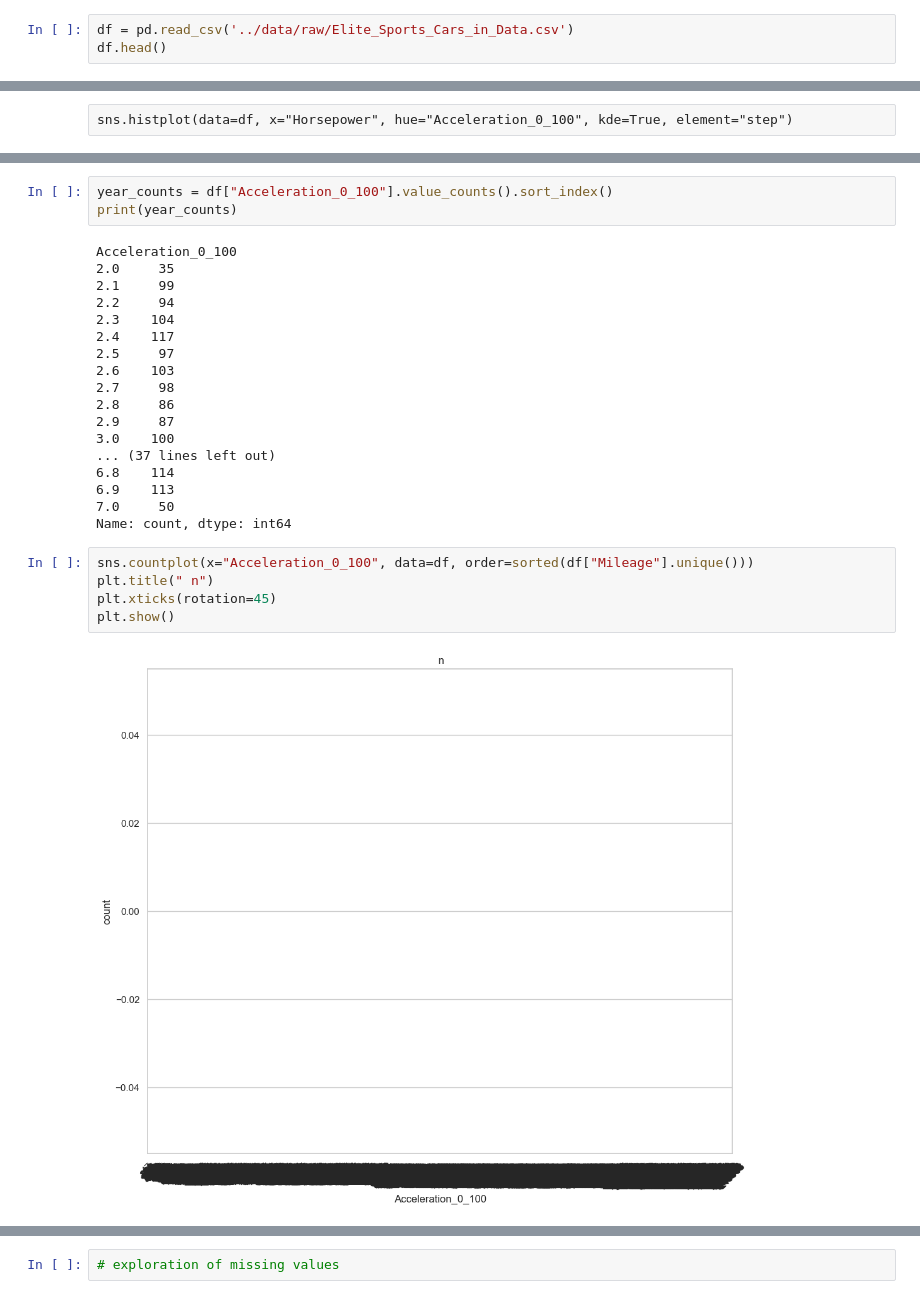
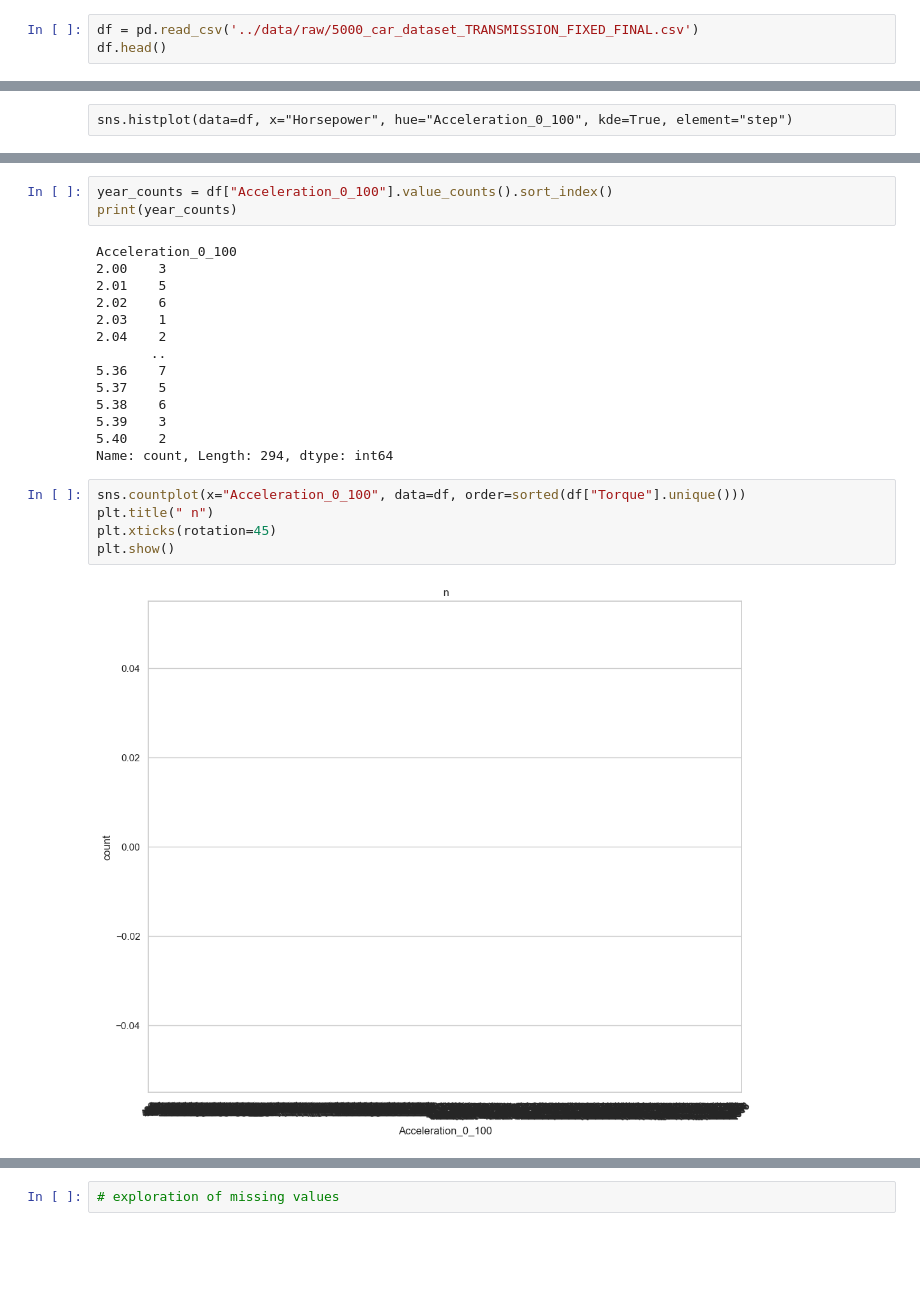
Before and after one commit to ShokrollahMichaelMeraj/Kaggle_dataset_Supercar_price_prediction, a Jupyter notebook: notebooks/01_exploration.ipynb, the cells around one changed output, grey strips where cells are left out. Saved outputs shown, nothing was run; the diff lists cells and outputs as text; blank space fills up the shorter version.

```diff
--- a/notebooks/01_exploration.ipynb
+++ b/notebooks/01_exploration.ipynb
@@ -14,6 +14,6 @@ print(os.getcwd())
 # pd.set_option('display.max_columns', None)
 # sns.set(style="whitegrid")
 # %%
-df = pd.read_csv('../data/raw/Elite_Sports_Cars_in_Data.csv')
+df = pd.read_csv('../data/raw/5000_car_dataset_TRANSMISSION_FIXED_FINAL.csv')
 df.head()
 # %% [output]
@@ -245,27 +260,23 @@ year_counts = df["Acceleration_0_100"].value_counts().sort_index()
 print(year_counts)
 # %% [output]
 Acceleration_0_100
-2.0     35
-2.1     99
-2.2     94
-2.3    104
-2.4    117
-2.5     97
-2.6    103
-2.7     98
-2.8     86
-2.9     87
-3.0    100
-... (37 lines left out)
-6.8    114
-6.9    113
-7.0     50
-Name: count, dtype: int64
+2.00    3
+2.01    5
+2.02    6
+2.03    1
+2.04    2
+       ..
+5.36    7
+5.37    5
+5.38    6
+5.39    3
+5.40    2
+Name: count, Length: 294, dtype: int64
 # %%
-sns.countplot(x="Acceleration_0_100", data=df, order=sorted(df["Mileage"].unique()))
+sns.countplot(x="Acceleration_0_100", data=df, order=sorted(df["Torque"].unique()))
 plt.title(" n")
 plt.xticks(rotation=45)
 plt.show()
 # %% [output]
-[figure, old version]
+[figure, new version]
 # %%
```
Also changed, not shown: parts of 28 cells of this notebook, 5 other files.
